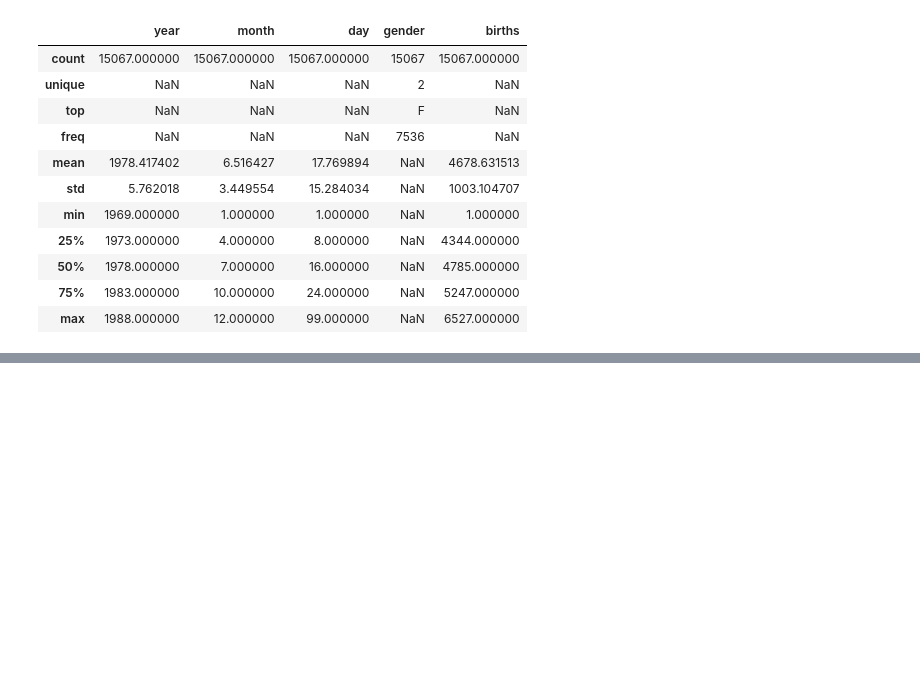
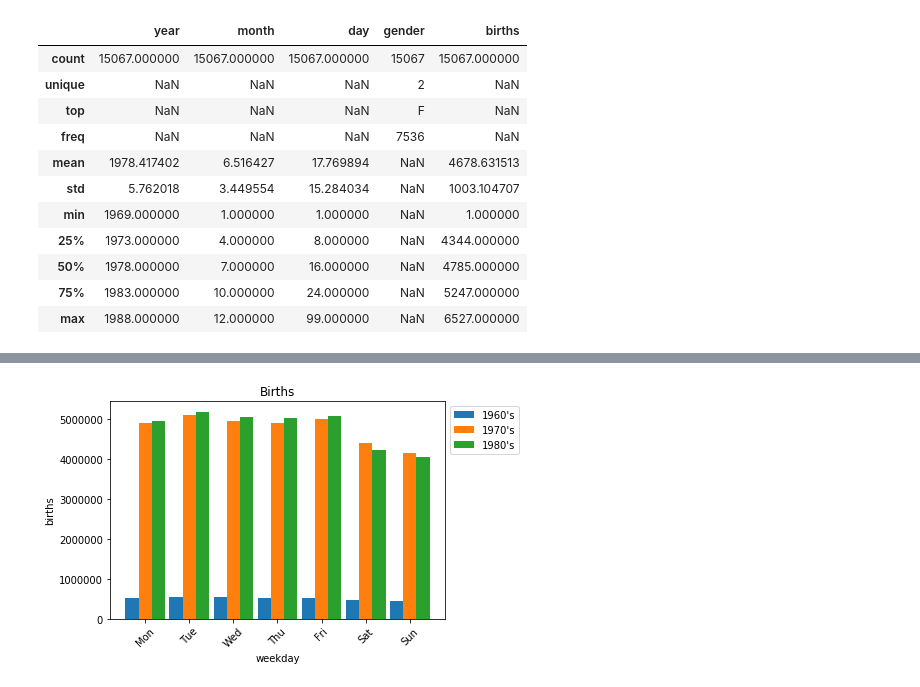
Before and after one commit to rbhgaston/OCR_PythonForDataScience, a Jupyter notebook: Exercice3/births.ipynb, the cells around one changed output, grey strips where cells are left out. Cells and saved outputs as stored; diff of their text form; code cells hidden in the pictures; blank space fills up the shorter version.

```diff
--- a/Exercice3/births.ipynb
+++ b/Exercice3/births.ipynb
@@ -103,0 +258,20 @@ Categories (3, interval[int64]): [[1960, 1970) < [1970, 1980) < [1980, 1990)]
+# %%
+fig = plt.figure()
+#plt.grid(True)
+
+plt.title("Births")
+plt.xlabel("weekday")
+plt.ylabel("births")
+
+labels = ['Mon', 'Tue', 'Wed', 'Thu', 'Fri', 'Sat', 'Sun']
+plt.xticks(tmp.index, labels, rotation=45)
+
+plt.bar(tmp.index - 0.3, tmp['1960'], width=0.3, label="1960's")
+plt.bar(tmp.index, tmp['1970'], width=0.3, label="1970's")
+plt.bar(tmp.index + 0.3, tmp['1980'], width=0.3, label="1980's")
+
+plt.legend(loc='upper left', bbox_to_anchor=(1, 1))
+
+plt.show()
+# %% [output]
+[figure, added]
```
Also changed, not shown: parts of 18 cells of this notebook, 1 other file.
